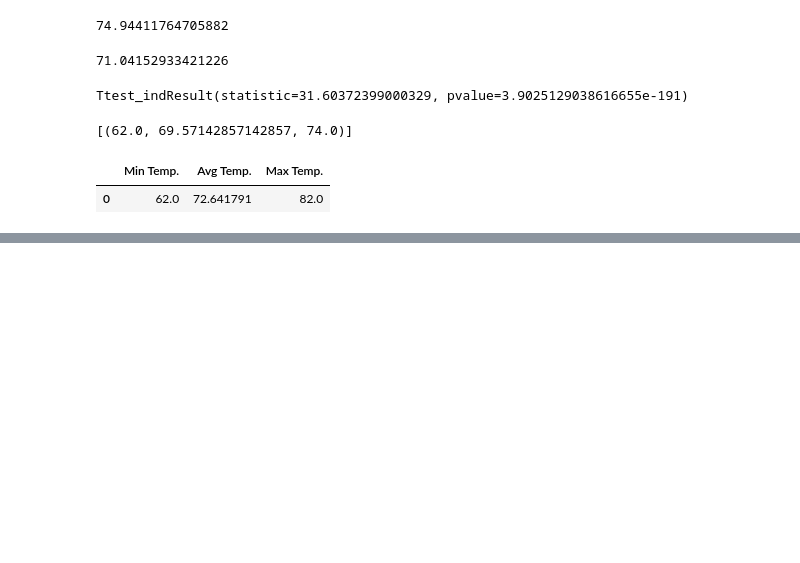
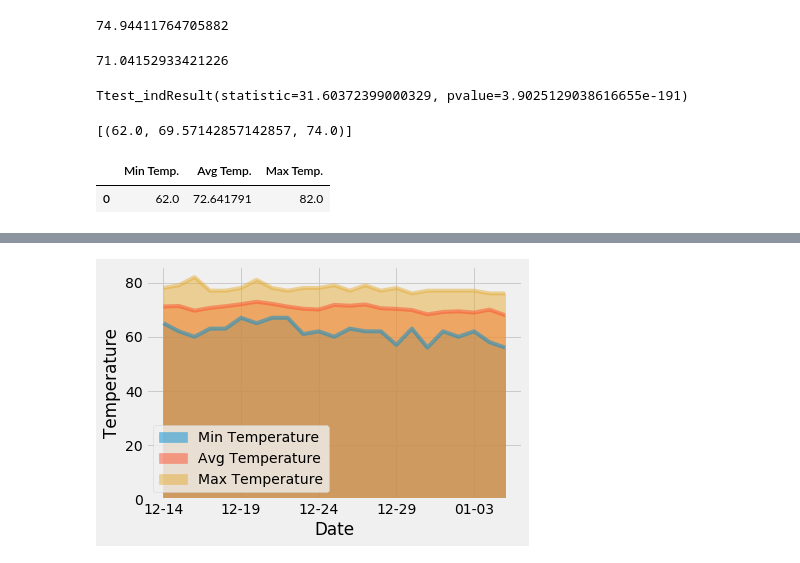
Before and after one commit to manuelamc14/climate-analysis-sqlalchemy, a Jupyter notebook: climate_starter.ipynb, the cells around one changed output, grey strips where cells are left out. Saved outputs shown, nothing was run; the diff lists cells and outputs as text; code cells hidden in the pictures; blank space fills up the shorter version.

```diff
--- a/climate_starter.ipynb
+++ b/climate_starter.ipynb
@@ -384,11 +313,26 @@ daily_normals("01-01")
 # %%
 # calculate the daily normals for your trip
+
 # push each tuple of calculations into a list called `normals`
 
+
 # Set the start and end date of the trip
+start_trip = dt.date(2015,12,14)
+end_trip = dt.date(2016, 1, 5)
 
 # Use the start and end date to create a range of dates
+normals = []
+delta= end_trip - start_trip
 
+for i in range(delta.days + 1):
 # Stip off the year and save a list of %m-%d strings
+    day = (start_trip + dt.timedelta(days=i)).strftime("%m-%d")
+    normals.append(day)
 
 # Loop through the list of %m-%d strings and calculate the normals for each date
+normals_info = []
+for date in normals:
+    temperatures = (daily_normals(date))
+    normals_info.append(temperatures[0])
+
+normals_info
@@ -395,2 +357,10 @@ daily_normals("01-01")
 # %%
 # Load the previous query results into a Pandas DataFrame and add the `trip_dates` range as the `date` index
+normals_info_df = pd.DataFrame(normals_info, columns = ["Min Temperature", "Avg Temperature", "Max Temperature"])
+
+# Load the trip dates (normals) as series
+normals_series = pd.Series(normals)
+
+# Use the trip dates as index
+normals_info_df = normals_info_df.set_index(normals_series)
+normals_info_df
@@ -397,2 +385,8 @@ daily_normals("01-01")
 # %%
 # Plot the daily normals as an area plot with `stacked=False`
+normals_info_df.plot.area(stacked=False)
+plt.xlabel('Date')
+plt.ylabel('Temperature')
+plt.show()
+# %% [output]
+[figure, added]
```
Also changed, not shown: parts of 20 cells of this notebook.
